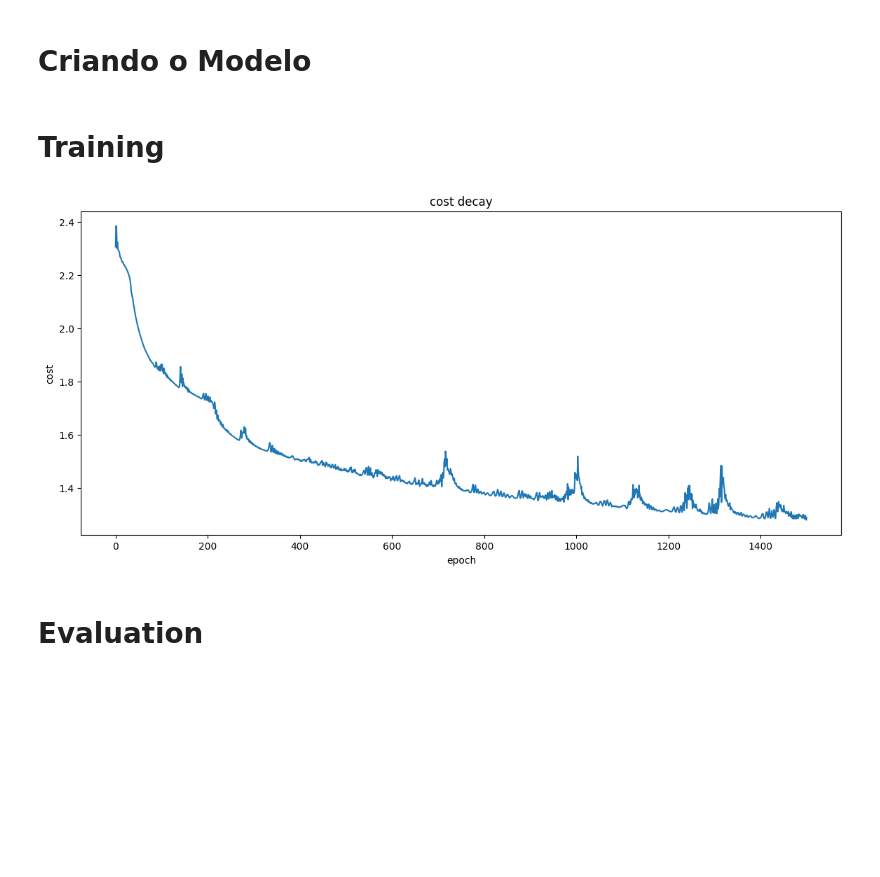
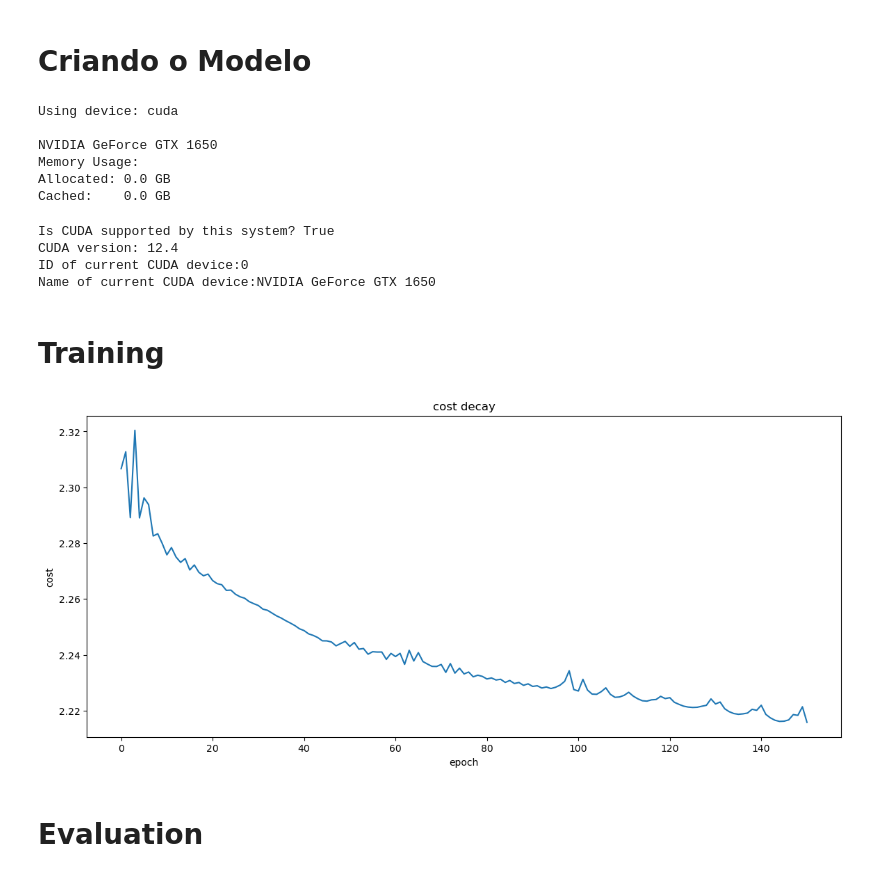
Before and after one commit to Erickllino/Neural_Network, a Jupyter notebook: CIFAR10.ipynb, the cells around one changed output. Drawn from its saved outputs; the diff is of its cells as text; code cells hidden in the pictures; blank space fills up the shorter version.

```diff
--- a/CIFAR10.ipynb
+++ b/CIFAR10.ipynb
@@ -89,6 +91,42 @@ class MLP_Model(nn.Module):
         x = self.A(x)
 
         return x
+# %%
+
+# setting device on GPU if available, else CPU
+device = torch.device('cuda' if torch.cuda.is_available() else 'cpu')
+print('Using device:', device)
+print()
+
+#Additional Info when using cuda
+if device.type == 'cuda':
+    print(torch.cuda.get_device_name(0))
+    print('Memory Usage:')
+    print('Allocated:', round(torch.cuda.memory_allocated(0)/1024**3,1), 'GB')
+    print('Cached:   ', round(torch.cuda.memory_reserved(0)/1024**3,1), 'GB')
+# %% [output]
+Using device: cuda
+
+NVIDIA GeForce GTX 1650
+Memory Usage:
+Allocated: 0.0 GB
+Cached:    0.0 GB
+# %%
+import torch
+
+print(f"Is CUDA supported by this system? {torch.cuda.is_available()}")
+print(f"CUDA version: {torch.version.cuda}")
+
+# Storing ID of current CUDA device
+cuda_id = torch.cuda.current_device()
+print(f"ID of current CUDA device:{torch.cuda.current_device()}")
+
+print(f"Name of current CUDA device:{torch.cuda.get_device_name(cuda_id)}")
+# %% [output]
+Is CUDA supported by this system? True
+CUDA version: 12.4
+ID of current CUDA device:0
+Name of current CUDA device:NVIDIA GeForce GTX 1650
 # %% [markdown]
 # Training
 # %%
@@ -129,15 +167,15 @@ def training( N_Epochs, model, loss_fn, opt  ):
 # %%
 model = MLP_Model()
 
-epochs = 1500
+epochs = 150
 
 opt        = torch.optim.Adam( model.parameters(), lr=0.003 )
 
 loss_fn    = nn.CrossEntropyLoss( )
 
 x1,x2,x3 = training( epochs, model , loss_fn, opt )
 # %% [output]
-[figure, old version]
+[figure, new version]
 # %% [markdown]
 # Evaluation
 # %%
```
Also changed, not shown: parts of 1 cell of this notebook.
